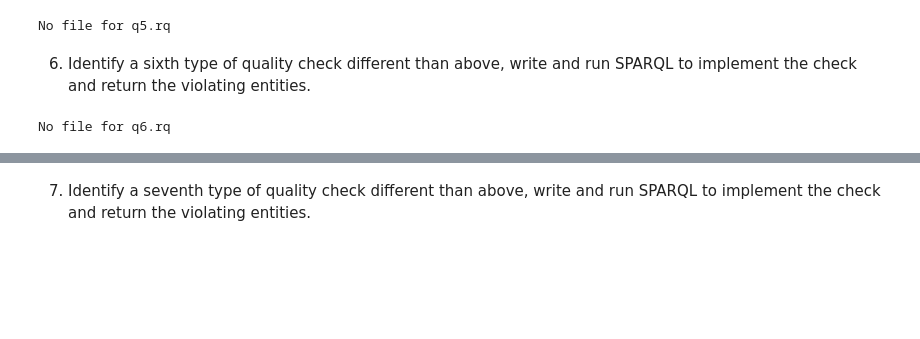
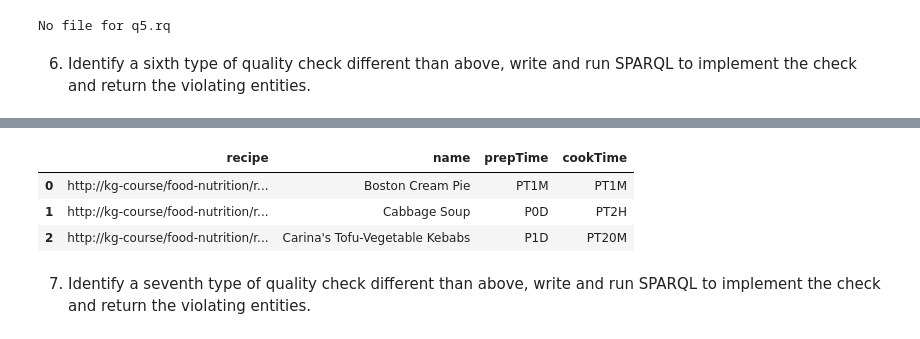
Before and after one commit to iscomper/BMKG-Assignemnt-2, a Jupyter notebook: Assignment2 Template.ipynb, the cells around one changed output, grey strips where cells are left out. Saved outputs shown, nothing was run; the diff lists cells and outputs as text; code cells hidden in the pictures; blank space fills up the shorter version.

```diff
--- a/Assignment2 Template.ipynb
+++ b/Assignment2 Template.ipynb
@@ -142,6 +115,5 @@ No file for q5.rq
 # %% [markdown]
 6. Identify a sixth type of quality check different than above, write and run SPARQL to implement the check and return the violating entities.
 # %%
-run_query(g, 'q6.rq')
+run_query(g, 'check_for_durations.rq')
 # %% [output]
-No file for q6.rq
@@ -148,3 +121,7 @@ No file for q6.rq
+|  | recipe | name | prepTime | cookTime |
+| 0 | http://kg-course/food-nutrition/r... | Boston Cream Pie | PT1M | PT1M |
+| 1 | http://kg-course/food-nutrition/r... | Cabbage Soup | P0D | PT2H |
+| 2 | http://kg-course/food-nutrition/r... | Carina's Tofu-Vegetable Kebabs | P1D | PT20M |
 # %% [markdown]
 7. Identify a seventh type of quality check different than above, write and run SPARQL to implement the check and return the violating entities.
 # %%
```
Also changed, not shown: parts of 15 cells of this notebook, 1 other file.
